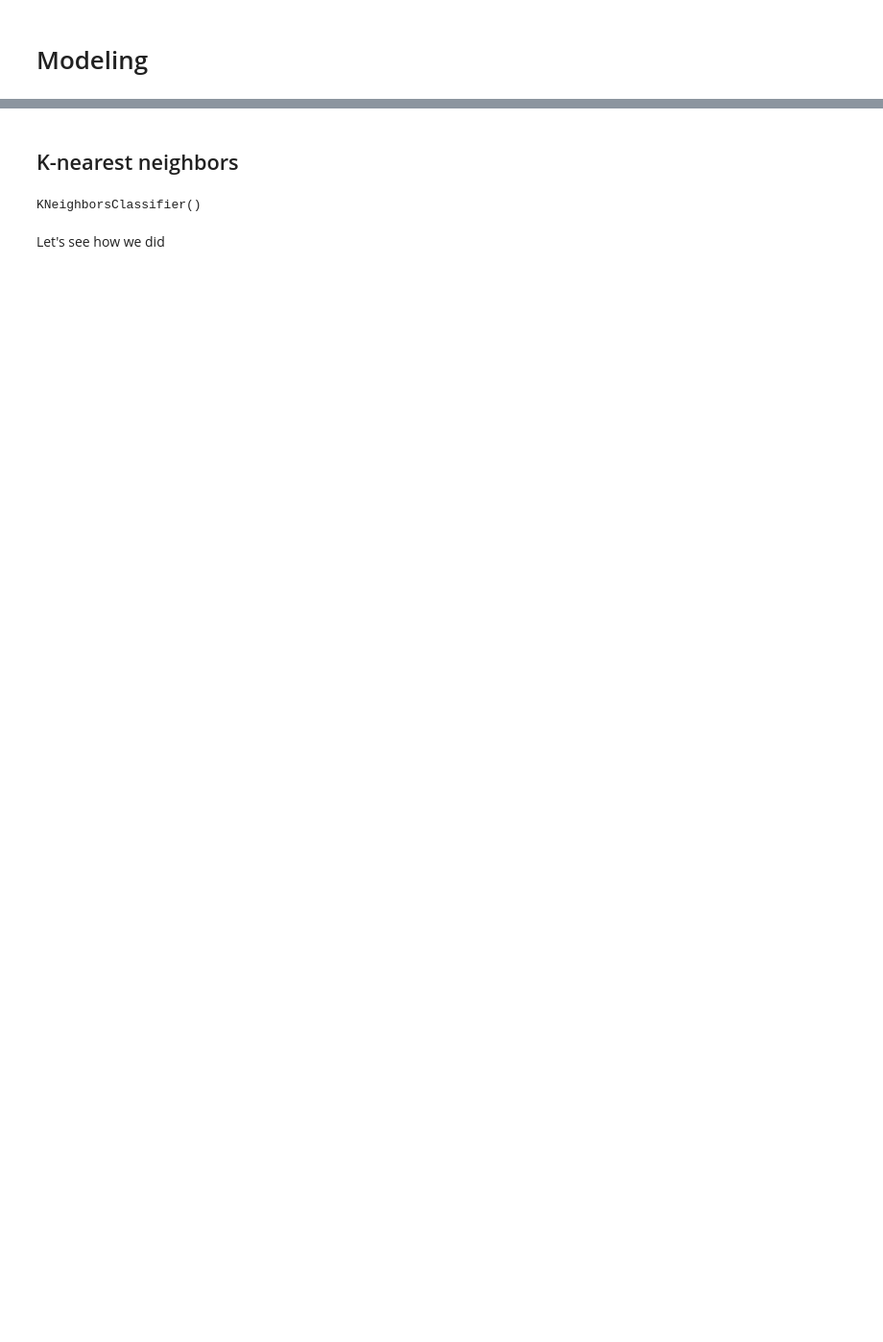
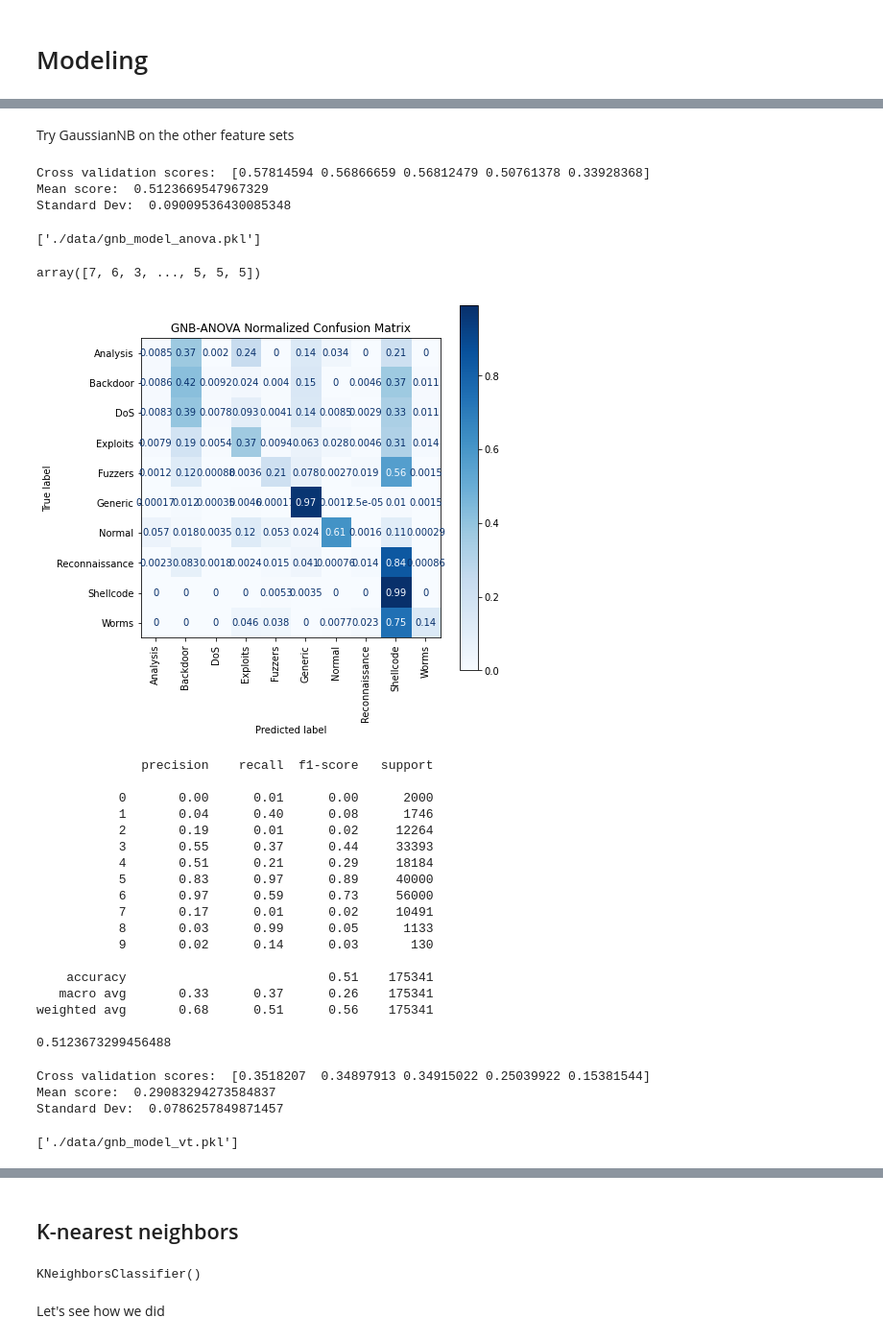
Before and after one commit to pvan1/DATA-606-Capstone, a Jupyter notebook: capstone-phase2.ipynb, the cells around one changed output, grey strips where cells are left out. Shown: that part at 96% size. Cells and saved outputs as stored; diff of their text form; code cells hidden in the pictures; blank space fills up the shorter version.

```diff
--- a/capstone-phase2.ipynb
+++ b/capstone-phase2.ipynb
@@ -140,0 +244,74 @@ def plt_norm_confmat(model, X, y, title, fname=None, labels=None):
+# %% [markdown]
+Try GaussianNB on the other feature sets
+# %%
+# ANOVA selected features
+gnb_anova = GaussianNB()
+gnb_anova.fit(train_std_anova, y_train)
+cv_scores_anova = cross_val_score(gnb_anova, train_std_anova, y_train, cv=5, scoring='accuracy', n_jobs=-1)
+print('Cross validation scores: ', cv_scores_anova)
+print('Mean score: ', cv_scores_anova.mean())
+print('Standard Dev: ', cv_scores_anova.std())
+# %% [output]
+Cross validation scores:  [0.57814594 0.56866659 0.56812479 0.50761378 0.33928368]
+Mean score:  0.5123669547967329
+Standard Dev:  0.09009536430085348
+# %%
+joblib.dump(gnb_anova, './data/gnb_model_anova.pkl')
+#gnb_anova = joblib.load('./data/gnb_model_anova.pkl')
+# %% [output]
+['./data/gnb_model_anova.pkl']
+# %%
+#y_pred_gnb_anova = gnb_anova.predict(test_std_anova)
+y_pred_gnb_anova = cross_val_predict(gnb_anova, train_std_anova, y_train, cv=5)  # save the test set for final models
+y_pred_gnb_anova
+# %% [output]
+array([7, 6, 3, ..., 5, 5, 5])
+# %%
+# make sure to use y_train, not y_test since we're using cross_val_predict, not predicting on the test set
+con_mat_gnb_anova = confusion_matrix(y_train, y_pred_gnb_anova)
+#print(con_mat_gnb_anova)
+plt_norm_confmat(gnb_anova, train_std_anova, y_train, 'GNB-ANOVA Normalized Confusion Matrix',
+                 fname='gnb_anova_conf_mat', labels=class_names)
+plt.show()
+class_rep_gnb_anova = classification_report(y_train, y_pred_gnb_anova, zero_division=0)
+rep_dict_gnb_anova = classification_report(y_train, y_pred_gnb_anova, zero_division=0, output_dict=True)
+print(class_rep_gnb_anova)
+acc_gnb_anova = accuracy_score(y_train, y_pred_gnb_anova)
+print(acc_gnb_anova)
+# %% [output]
+[figure, added]
+              precision    recall  f1-score   support
+
+           0       0.00      0.01      0.00      2000
+           1       0.04      0.40      0.08      1746
+           2       0.19      0.01      0.02     12264
+           3       0.55      0.37      0.44     33393
+           4       0.51      0.21      0.29     18184
+           5       0.83      0.97      0.89     40000
+           6       0.97      0.59      0.73     56000
+           7       0.17      0.01      0.02     10491
+           8       0.03      0.99      0.05      1133
+           9       0.02      0.14      0.03       130
+
+    accuracy                           0.51    175341
+   macro avg       0.33      0.37      0.26    175341
+weighted avg       0.68      0.51      0.56    175341
+
+0.5123673299456488
+# %%
+# Variance Threshold selected features
+gnb_vt = GaussianNB()
+gnb_vt.fit(train_std_vt, y_train)
+cv_scores_vt = cross_val_score(gnb_vt, train_std_vt, y_train, cv=5, scoring='accuracy', n_jobs=-1)
+print('Cross validation scores: ', cv_scores_vt)
+print('Mean score: ', cv_scores_vt.mean())
+print('Standard Dev: ', cv_scores_vt.std())
+# %% [output]
+Cross validation scores:  [0.3518207  0.34897913 0.34915022 0.25039922 0.15381544]
+Mean score:  0.29083294273584837
+Standard Dev:  0.0786257849871457
+# %%
+joblib.dump(gnb_vt, './data/gnb_model_vt.pkl')
+#gnb_vt = joblib.load('./data/gnb_model_vt.pkl')
+# %% [output]
+['./data/gnb_model_vt.pkl']
```
Also changed, not shown: parts of 120 cells of this notebook.
